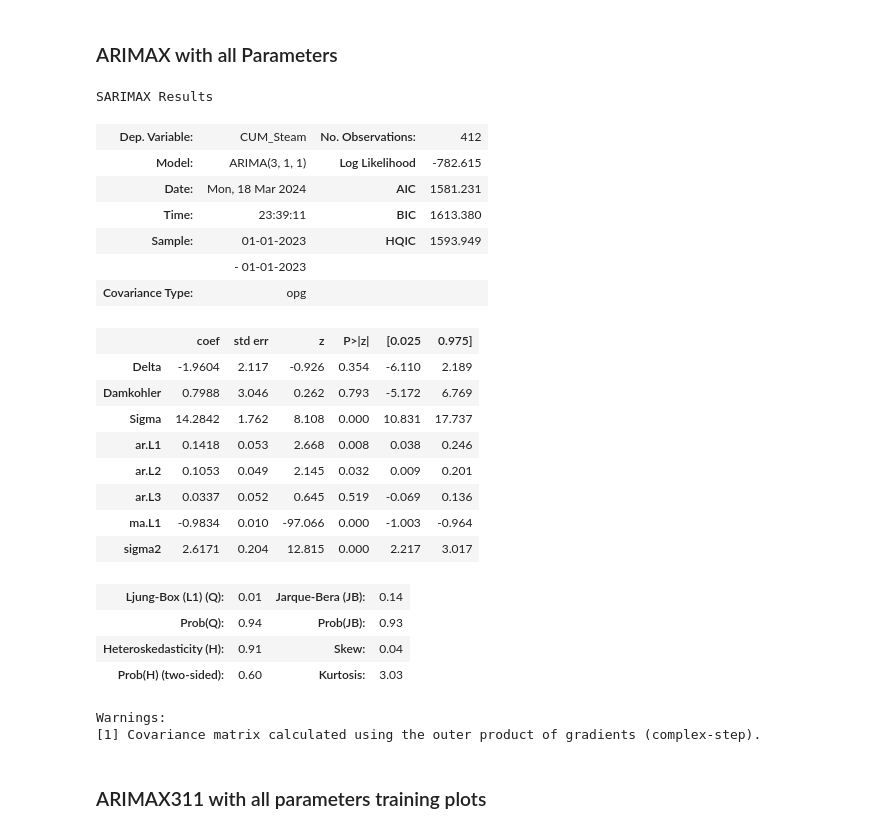
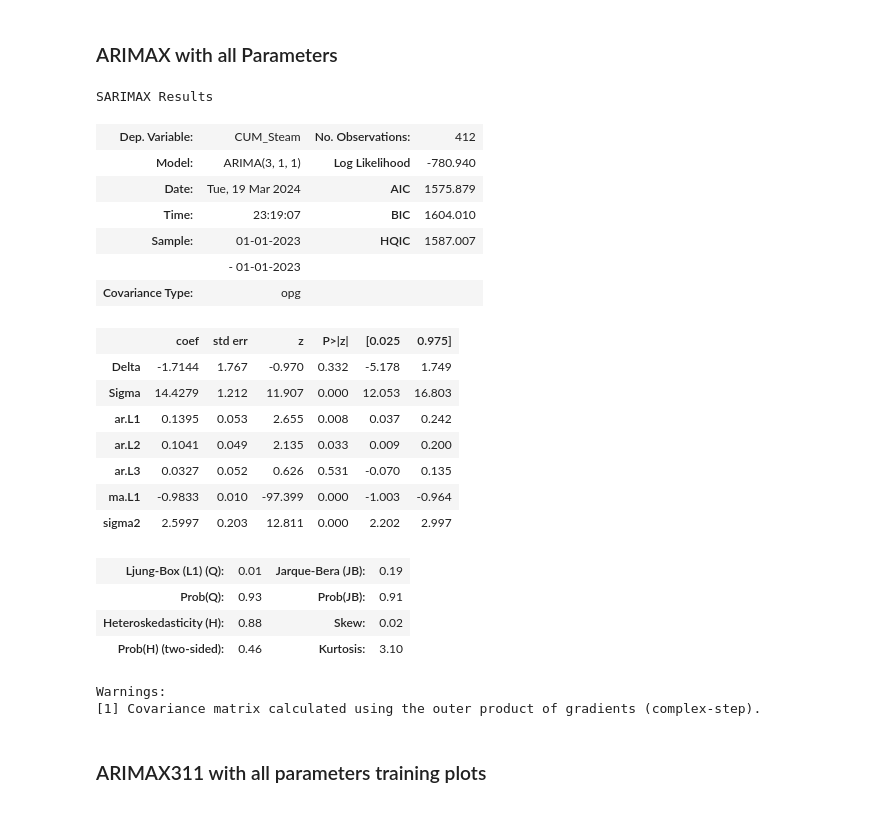
Before and after one commit to DaviesHub/linear_timeseries_analysis, a Jupyter notebook: Dig15LinearAnalysis.ipynb, the cells around one changed output. Saved outputs shown, nothing was run; the diff lists cells and outputs as text; code cells hidden in the pictures.

```diff
--- a/Dig15LinearAnalysis.ipynb
+++ b/Dig15LinearAnalysis.ipynb
@@ -354,34 +343,33 @@ mae 2.9740902036231125
 ### ARIMAX with all Parameters
 # %%
 # Define exogenous variables
-exog_vars = data15_train[['Delta', 'Damkohler', 'Sigma']]
+exog_vars = data15_train[['Delta', 'Sigma']]
 
 # Fit AutoARIMA model with exogenous variables
 model_arimax = ARIMA(data15_train['CUM_Steam'], exog=exog_vars, order=(3,1,1))
 res_arimax = model_arimax.fit()
 res_arimax.summary()
 # %% [output]
 SARIMAX Results
 | Dep. Variable: | CUM_Steam | No. Observations: | 412 |
-| Model: | ARIMA(3, 1, 1) | Log Likelihood | -782.615 |
-| Date: | Mon, 18 Mar 2024 | AIC | 1581.231 |
-| Time: | 23:39:11 | BIC | 1613.380 |
-| Sample: | 01-01-2023 | HQIC | 1593.949 |
+| Model: | ARIMA(3, 1, 1) | Log Likelihood | -780.940 |
+| Date: | Tue, 19 Mar 2024 | AIC | 1575.879 |
+| Time: | 23:19:07 | BIC | 1604.010 |
+| Sample: | 01-01-2023 | HQIC | 1587.007 |
 |  | - 01-01-2023 |  |  |
 | Covariance Type: | opg |  |  |
 |  | coef | std err | z | P>|z| | [0.025 | 0.975] |
-| Delta | -1.9604 | 2.117 | -0.926 | 0.354 | -6.110 | 2.189 |
-| Damkohler | 0.7988 | 3.046 | 0.262 | 0.793 | -5.172 | 6.769 |
-| Sigma | 14.2842 | 1.762 | 8.108 | 0.000 | 10.831 | 17.737 |
-| ar.L1 | 0.1418 | 0.053 | 2.668 | 0.008 | 0.038 | 0.246 |
-| ar.L2 | 0.1053 | 0.049 | 2.145 | 0.032 | 0.009 | 0.201 |
-| ar.L3 | 0.0337 | 0.052 | 0.645 | 0.519 | -0.069 | 0.136 |
-| ma.L1 | -0.9834 | 0.010 | -97.066 | 0.000 | -1.003 | -0.964 |
-| sigma2 | 2.6171 | 0.204 | 12.815 | 0.000 | 2.217 | 3.017 |
+| Delta | -1.7144 | 1.767 | -0.970 | 0.332 | -5.178 | 1.749 |
+| Sigma | 14.4279 | 1.212 | 11.907 | 0.000 | 12.053 | 16.803 |
+| ar.L1 | 0.1395 | 0.053 | 2.655 | 0.008 | 0.037 | 0.242 |
+| ar.L2 | 0.1041 | 0.049 | 2.135 | 0.033 | 0.009 | 0.200 |
+| ar.L3 | 0.0327 | 0.052 | 0.626 | 0.531 | -0.070 | 0.135 |
+| ma.L1 | -0.9833 | 0.010 | -97.399 | 0.000 | -1.003 | -0.964 |
+| sigma2 | 2.5997 | 0.203 | 12.811 | 0.000 | 2.202 | 2.997 |
-| Ljung-Box (L1) (Q): | 0.01 | Jarque-Bera (JB): | 0.14 |
-| Prob(Q): | 0.94 | Prob(JB): | 0.93 |
-| Heteroskedasticity (H): | 0.91 | Skew: | 0.04 |
-| Prob(H) (two-sided): | 0.60 | Kurtosis: | 3.03 |
+| Ljung-Box (L1) (Q): | 0.01 | Jarque-Bera (JB): | 0.19 |
+| Prob(Q): | 0.93 | Prob(JB): | 0.91 |
+| Heteroskedasticity (H): | 0.88 | Skew: | 0.02 |
+| Prob(H) (two-sided): | 0.46 | Kurtosis: | 3.10 |
 Warnings:
 [1] Covariance matrix calculated using the outer product of gradients (complex-step).
 # %% [markdown]
```
Also changed, not shown: parts of 11 cells of this notebook, 1 other file.
